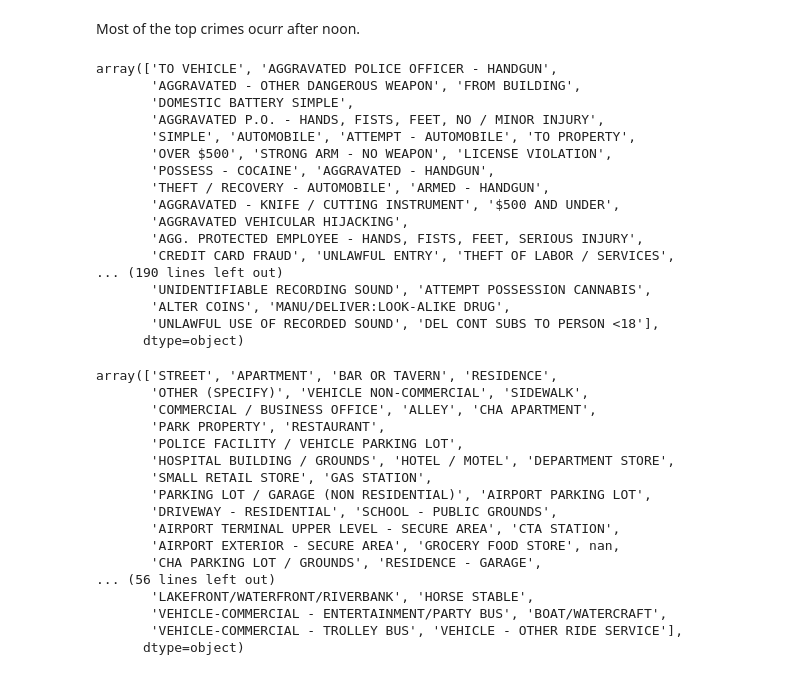
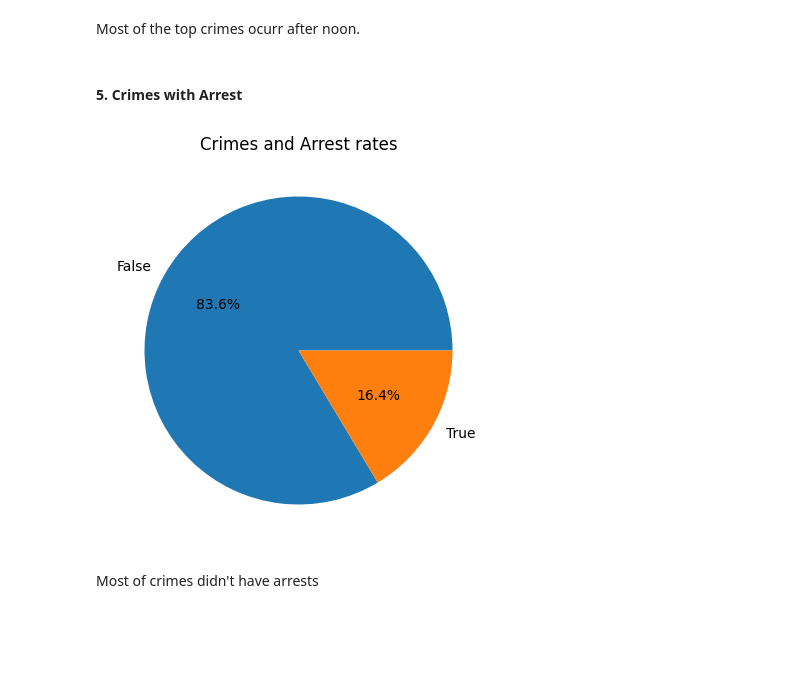
Before and after one commit to alejo1630/chicago_crimes, a Jupyter notebook: chicago_crimes.ipynb, the cells around one changed output. Cells and saved outputs as stored; diff of their text form; code cells hidden in the pictures; blank space fills up the shorter version.

Commit message:
Arrest, Domestic and Description

```diff
--- a/chicago_crimes.ipynb
+++ b/chicago_crimes.ipynb
@@ -334,43 +334,13 @@ plt.show()
 [figure]
 # %% [markdown]
 Most of the top crimes ocurr after noon.
-# %%
-df_top_crimes["Description"].unique()
-# %% [output]
-array(['TO VEHICLE', 'AGGRAVATED POLICE OFFICER - HANDGUN',
-       'AGGRAVATED - OTHER DANGEROUS WEAPON', 'FROM BUILDING',
-       'DOMESTIC BATTERY SIMPLE',
-       'AGGRAVATED P.O. - HANDS, FISTS, FEET, NO / MINOR INJURY',
-       'SIMPLE', 'AUTOMOBILE', 'ATTEMPT - AUTOMOBILE', 'TO PROPERTY',
-       'OVER $500', 'STRONG ARM - NO WEAPON', 'LICENSE VIOLATION',
-       'POSSESS - COCAINE', 'AGGRAVATED - HANDGUN',
-       'THEFT / RECOVERY - AUTOMOBILE', 'ARMED - HANDGUN',
-       'AGGRAVATED - KNIFE / CUTTING INSTRUMENT', '$500 AND UNDER',
-       'AGGRAVATED VEHICULAR HIJACKING',
-       'AGG. PROTECTED EMPLOYEE - HANDS, FISTS, FEET, SERIOUS INJURY',
-       'CREDIT CARD FRAUD', 'UNLAWFUL ENTRY', 'THEFT OF LABOR / SERVICES',
-... (190 lines left out)
-       'UNIDENTIFIABLE RECORDING SOUND', 'ATTEMPT POSSESSION CANNABIS',
-       'ALTER COINS', 'MANU/DELIVER:LOOK-ALIKE DRUG',
-       'UNLAWFUL USE OF RECORDED SOUND', 'DEL CONT SUBS TO PERSON <18'],
-      dtype=object)
-# %%
-df_top_crimes["Location Description"].unique()
-# %% [output]
-array(['STREET', 'APARTMENT', 'BAR OR TAVERN', 'RESIDENCE',
-       'OTHER (SPECIFY)', 'VEHICLE NON-COMMERCIAL', 'SIDEWALK',
-       'COMMERCIAL / BUSINESS OFFICE', 'ALLEY', 'CHA APARTMENT',
-       'PARK PROPERTY', 'RESTAURANT',
-       'POLICE FACILITY / VEHICLE PARKING LOT',
-       'HOSPITAL BUILDING / GROUNDS', 'HOTEL / MOTEL', 'DEPARTMENT STORE',
-       'SMALL RETAIL STORE', 'GAS STATION',
-       'PARKING LOT / GARAGE (NON RESIDENTIAL)', 'AIRPORT PARKING LOT',
-       'DRIVEWAY - RESIDENTIAL', 'SCHOOL - PUBLIC GROUNDS',
-       'AIRPORT TERMINAL UPPER LEVEL - SECURE AREA', 'CTA STATION',
-       'AIRPORT EXTERIOR - SECURE AREA', 'GROCERY FOOD STORE', nan,
-       'CHA PARKING LOT / GROUNDS', 'RESIDENCE - GARAGE',
-... (56 lines left out)
-       'LAKEFRONT/WATERFRONT/RIVERBANK', 'HORSE STABLE',
-       'VEHICLE-COMMERCIAL - ENTERTAINMENT/PARTY BUS', 'BOAT/WATERCRAFT',
-       'VEHICLE-COMMERCIAL - TROLLEY BUS', 'VEHICLE - OTHER RIDE SERVICE'],
-      dtype=object)
+# %% [markdown]
+#### **5. Crimes with Arrest**
+# %%
+plt.pie(x = df["Arrest"].value_counts().reset_index()["count"], labels = df["Arrest"].value_counts().reset_index()["Arrest"], autopct='%1.1f%%')
+plt.title("Crimes and Arrest rates")
+plt.show()
+# %% [output]
+[figure, added]
+# %% [markdown]
+Most of crimes didn't have arrests
```
Also changed, not shown: parts of 43 cells of this notebook.
